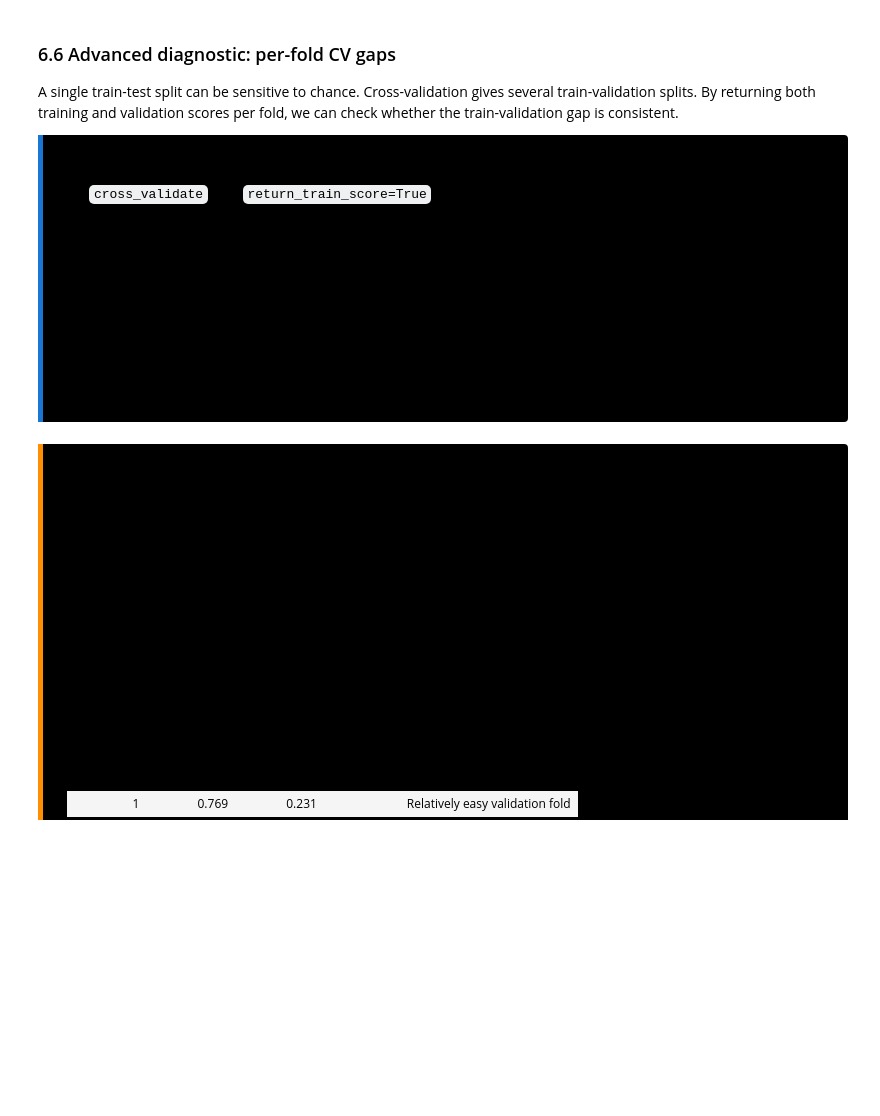
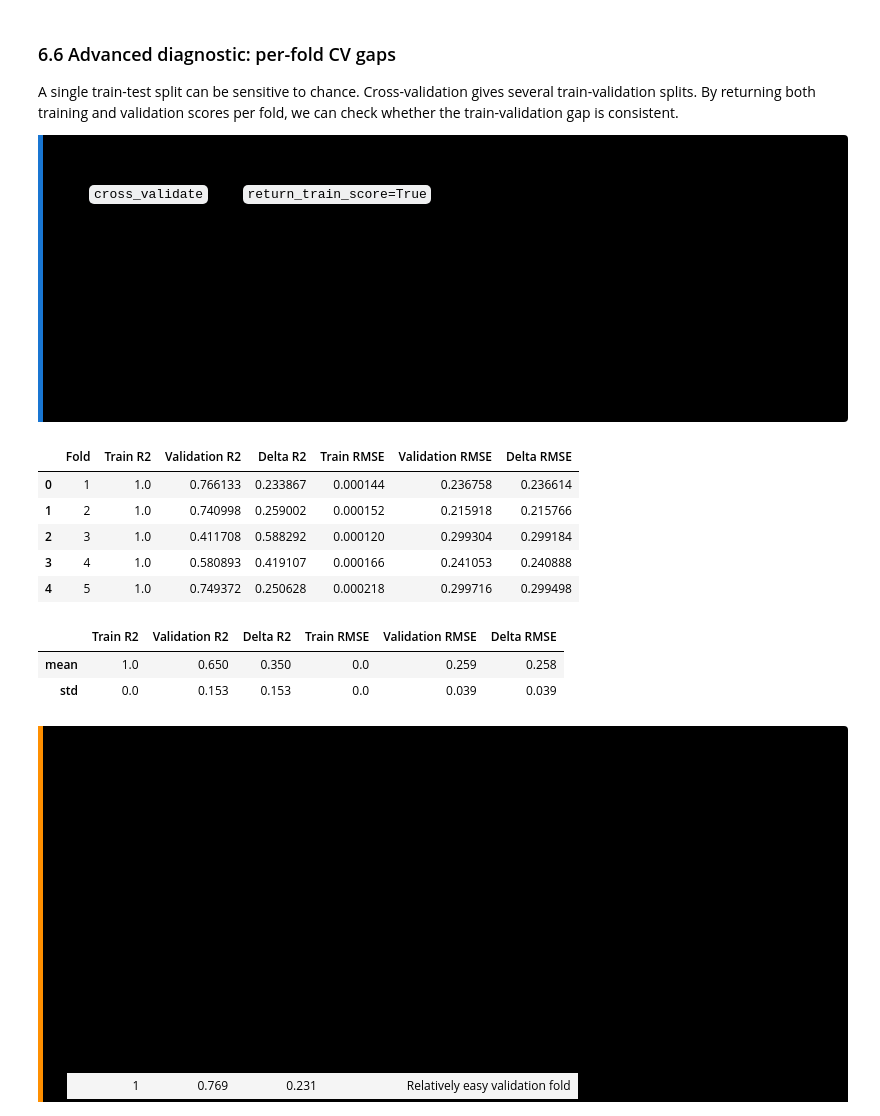
Before and after one commit to johannesgeibel/ai4as_pitfalls_in_machine_learning_2026, a Jupyter notebook: notebooks_code/class_01_exercise.ipynb, the cells around one changed output. Cells and saved outputs as stored; diff of their text form; code cells hidden in the pictures; blank space fills up the shorter version.

```diff
--- a/notebooks_code/class_01_exercise.ipynb
+++ b/notebooks_code/class_01_exercise.ipynb
@@ -606,11 +646,46 @@ Then calculate the mean and standard deviation across folds.
 # %%
 # Add your code here
 
 # Hints:
 # - Use cross_validate with return_train_score=True
 # - Request R² and RMSE scorers (RMSE may be returned negative — flip the sign)
 # - One DataFrame row per fold with train/validation metrics and deltas
 # - Aggregate mean and std across folds
+scoring = {'r2': 'r2', 'rmse': 'neg_root_mean_squared_error'}
+cv_results = cross_validate(
+    gbm_1,
+    X_train,
+    y_train,
+    cv=5,
+    scoring=scoring,
+    return_train_score=True
+)
+
+cv_df = pd.DataFrame({
+    'Fold': np.arange(1, len(cv_results['train_r2']) + 1),
+    'Train R2': cv_results['train_r2'],
+    'Validation R2': cv_results['test_r2'],
+    'Delta R2': cv_results['train_r2'] - cv_results['test_r2'],
+    'Train RMSE': -cv_results['train_rmse'],
+    'Validation RMSE': -cv_results['test_rmse'],
+    'Delta RMSE': (-cv_results['test_rmse']) - (-cv_results['train_rmse'])
+})
+
+cv_summary = cv_df[['Train R2', 'Validation R2', 'Delta R2',
+                    'Train RMSE', 'Validation RMSE', 'Delta RMSE']].agg(['mean', 'std']).round(3)
+
+display(cv_df)
+display(cv_summary)
+# %% [output]
+|  | Fold | Train R2 | Validation R2 | Delta R2 | Train RMSE | Validation RMSE | Delta RMSE |
+| 0 | 1 | 1.0 | 0.766133 | 0.233867 | 0.000144 | 0.236758 | 0.236614 |
+| 1 | 2 | 1.0 | 0.740998 | 0.259002 | 0.000152 | 0.215918 | 0.215766 |
+| 2 | 3 | 1.0 | 0.411708 | 0.588292 | 0.000120 | 0.299304 | 0.299184 |
+| 3 | 4 | 1.0 | 0.580893 | 0.419107 | 0.000166 | 0.241053 | 0.240888 |
+| 4 | 5 | 1.0 | 0.749372 | 0.250628 | 0.000218 | 0.299716 | 0.299498 |
+|  | Train R2 | Validation R2 | Delta R2 | Train RMSE | Validation RMSE | Delta RMSE |
+| mean | 1.0 | 0.650 | 0.350 | 0.0 | 0.259 | 0.258 |
+| std | 0.0 | 0.153 | 0.153 | 0.0 | 0.039 | 0.039 |
 # %% [markdown]
 <div style="background:#000000;border-left:5px solid #FF8F00;padding:12px 16px;margin:10px 0;border-radius:0 4px 4px 0;">
 
```
Also changed, not shown: parts of 5 cells of this notebook.
